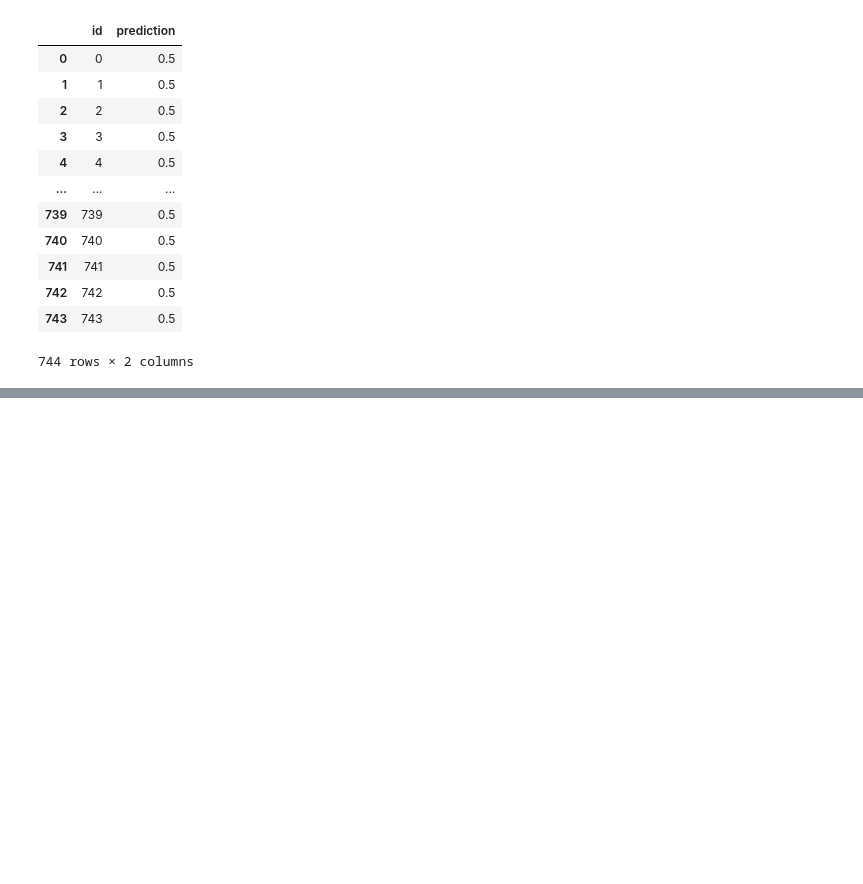
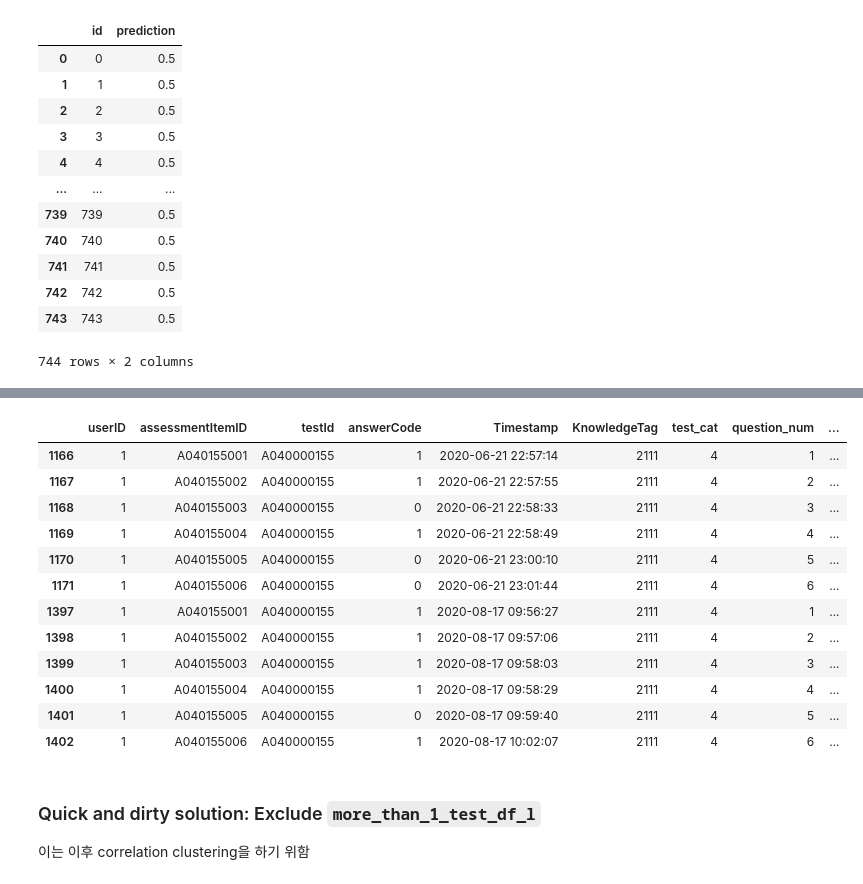
Before and after one commit to bcaitech1/p4-dkt-dkdkt, a Jupyter notebook: jaepil/eda.ipynb, the cells around one changed output, grey strips where cells are left out. Drawn from its saved outputs; the diff is of its cells as text; code cells hidden in the pictures; blank space fills up the shorter version.

```diff
--- a/jaepil/eda.ipynb
+++ b/jaepil/eda.ipynb
@@ -199,0 +217,6 @@ sample_submission_df
+# %%
+train_df.loc[:, "test_cat"] = train_df.testId.str[2] # 대분류
+train_df.loc[:, "question_num"] = train_df.assessmentItemID.str[7:10]
+# %%
+train_df.test_cat = train_df.test_cat.astype(int) # to save space
+train_df.question_num = train_df.question_num.astype(int) # to make it sequential
@@ -199,0 +233,5 @@ sample_submission_df
+# %%
+%%time
+
+stu_test_groupby = train_df.groupby(['userID', 'testId'])
+train_df.loc[:, "delta"] = stu_test_groupby['Timestamp'].diff()
@@ -199,0 +251,7 @@ sample_submission_df
+# %%
+%%time
+
+stu_test_df_l = list(stu_test_groupby)
+# stu_test_df_l = [x[1] for x in stu_test_df_l]
+more_than_1_test_df_l = [x for x in stu_test_df_l if x[1].Timestamp.max().date() != x[1].Timestamp.min().date()]
+len(more_than_1_test_df_l)
@@ -199,0 +262,20 @@ sample_submission_df
+# %%
+more_than_1_test_df_l[0][1]
+# %% [output]
+|  | userID | assessmentItemID | testId | answerCode | Timestamp | KnowledgeTag | test_cat | question_num | ... |
+| 1166 | 1 | A040155001 | A040000155 | 1 | 2020-06-21 22:57:14 | 2111 | 4 | 1 | ... |
+| 1167 | 1 | A040155002 | A040000155 | 1 | 2020-06-21 22:57:55 | 2111 | 4 | 2 | ... |
+| 1168 | 1 | A040155003 | A040000155 | 0 | 2020-06-21 22:58:33 | 2111 | 4 | 3 | ... |
+| 1169 | 1 | A040155004 | A040000155 | 1 | 2020-06-21 22:58:49 | 2111 | 4 | 4 | ... |
+| 1170 | 1 | A040155005 | A040000155 | 0 | 2020-06-21 23:00:10 | 2111 | 4 | 5 | ... |
+| 1171 | 1 | A040155006 | A040000155 | 0 | 2020-06-21 23:01:44 | 2111 | 4 | 6 | ... |
+| 1397 | 1 | A040155001 | A040000155 | 1 | 2020-08-17 09:56:27 | 2111 | 4 | 1 | ... |
+| 1398 | 1 | A040155002 | A040000155 | 1 | 2020-08-17 09:57:06 | 2111 | 4 | 2 | ... |
+| 1399 | 1 | A040155003 | A040000155 | 1 | 2020-08-17 09:58:03 | 2111 | 4 | 3 | ... |
+| 1400 | 1 | A040155004 | A040000155 | 1 | 2020-08-17 09:58:29 | 2111 | 4 | 4 | ... |
+| 1401 | 1 | A040155005 | A040000155 | 0 | 2020-08-17 09:59:40 | 2111 | 4 | 5 | ... |
+| 1402 | 1 | A040155006 | A040000155 | 1 | 2020-08-17 10:02:07 | 2111 | 4 | 6 | ... |
+# %% [markdown]
+### Quick and dirty solution: Exclude `more_than_1_test_df_l`
+
+이는 이후 correlation clustering을 하기 위함
```
Also changed, not shown: parts of 13 cells of this notebook.
